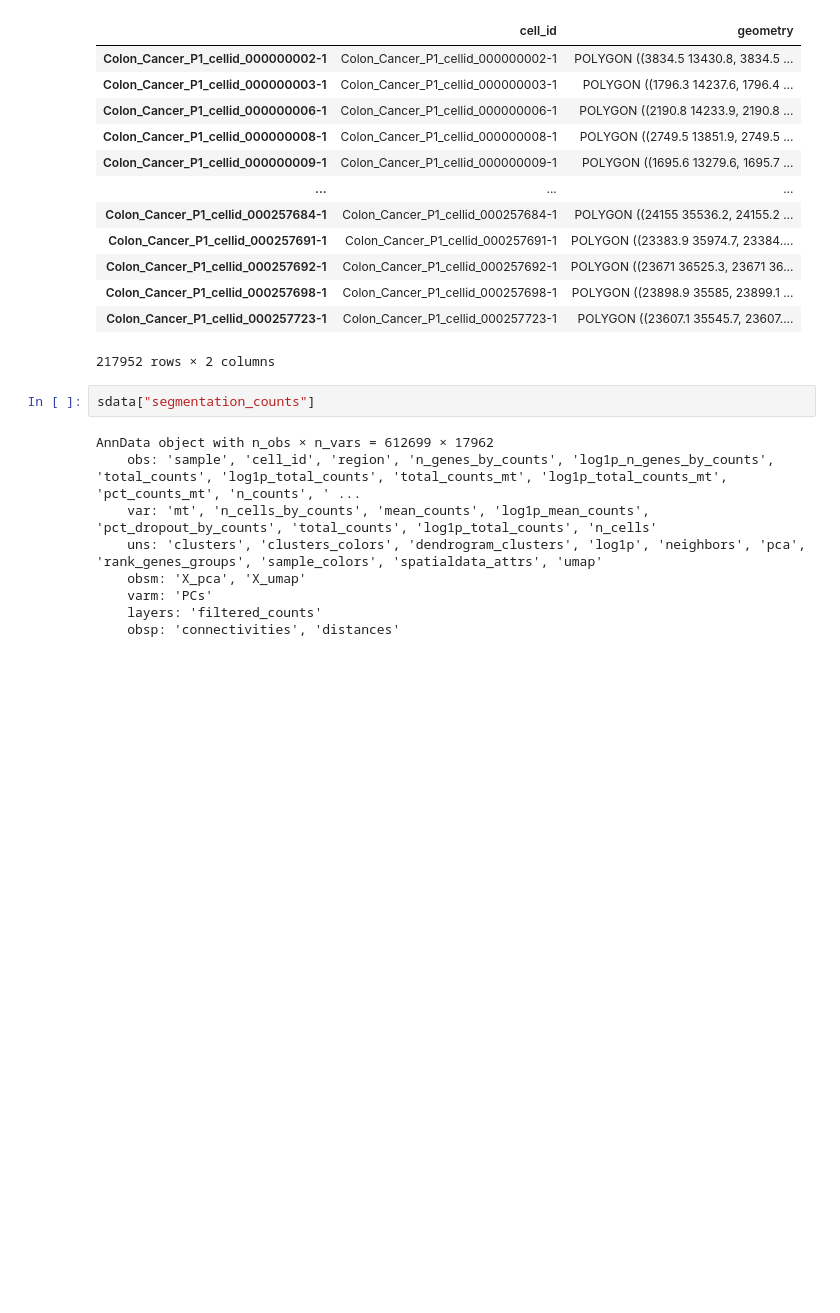
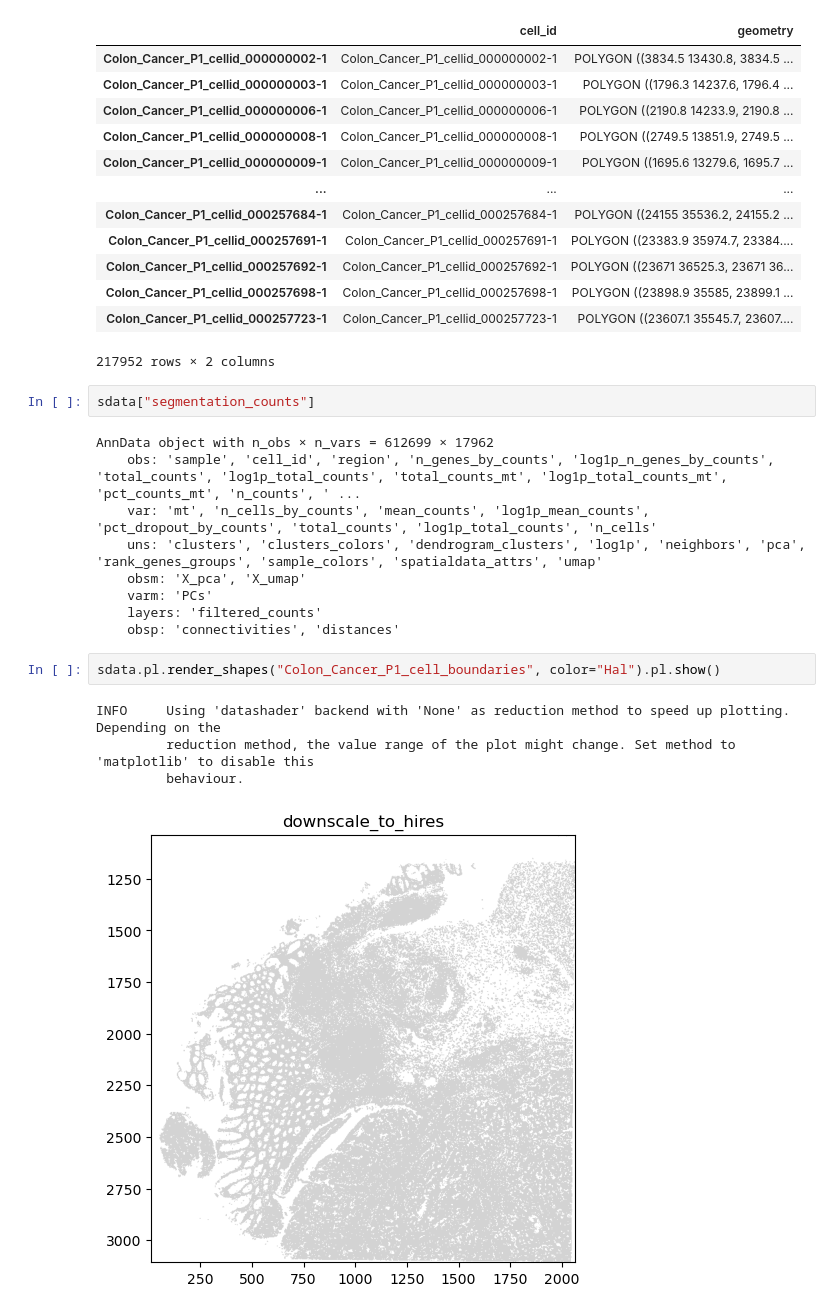
Before and after one commit to jmakings/visiumhd, a Jupyter notebook: notebooks/01_spatialdata_ops.ipynb, the cells around one changed output. Saved outputs shown, nothing was run; the diff lists cells and outputs as text; blank space fills up the shorter version.

```diff
--- a/notebooks/01_spatialdata_ops.ipynb
+++ b/notebooks/01_spatialdata_ops.ipynb
@@ -113,3 +113,10 @@ AnnData object with n_obs × n_vars = 612699 × 17962
     varm: 'PCs'
     layers: 'filtered_counts'
     obsp: 'connectivities', 'distances'
+# %%
+sdata.pl.render_shapes("Colon_Cancer_P1_cell_boundaries", color="Hal").pl.show()
+# %% [output]
+INFO     Using 'datashader' backend with 'None' as reduction method to speed up plotting. Depending on the
+         reduction method, the value range of the plot might change. Set method to 'matplotlib' to disable this
+         behaviour.
+[figure, added]
```
Also changed, not shown: parts of 2 cells of this notebook, 2 other files.
